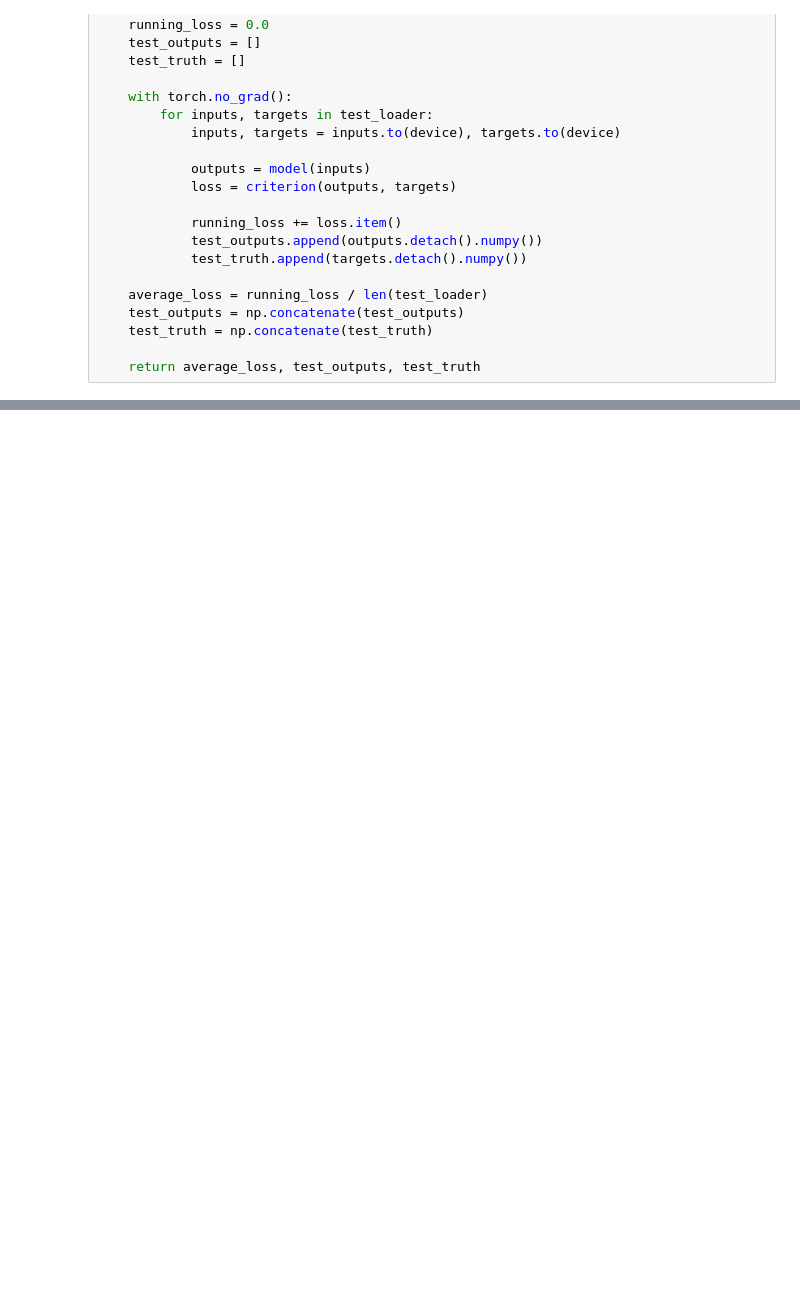
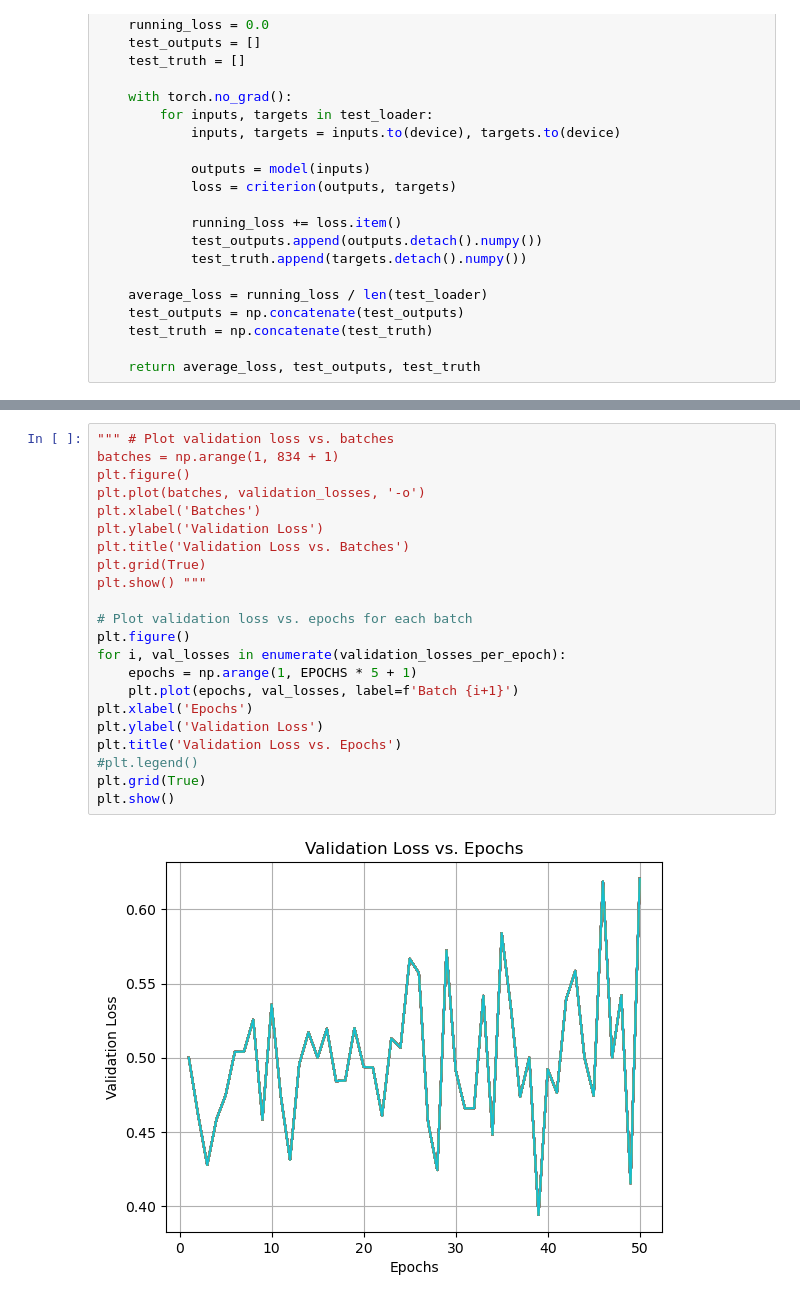
Before and after one commit to janMagnusHeimann/tum_ai_MIT_impact_project, a Jupyter notebook: main.ipynb, the cells around one changed output, grey strips where cells are left out. Drawn from its saved outputs; the diff is of its cells as text; blank space fills up the shorter version.

Commit message:
plots included

```diff
--- a/main.ipynb
+++ b/main.ipynb
@@ -157 +218,25 @@ print(f"Test Loss: {test_loss:.4f}")
+# %%
+""" # Plot validation loss vs. batches
+batches = np.arange(1, 834 + 1)
+plt.figure()
+plt.plot(batches, validation_losses, '-o')
+plt.xlabel('Batches')
+plt.ylabel('Validation Loss')
+plt.title('Validation Loss vs. Batches')
+plt.grid(True)
+plt.show() """
+
+# Plot validation loss vs. epochs for each batch
+plt.figure()
+for i, val_losses in enumerate(validation_losses_per_epoch):
+    epochs = np.arange(1, EPOCHS * 5 + 1)
+    plt.plot(epochs, val_losses, label=f'Batch {i+1}')
+plt.xlabel('Epochs')
+plt.ylabel('Validation Loss')
+plt.title('Validation Loss vs. Epochs')
+#plt.legend()
+plt.grid(True)
+plt.show()
+# %% [output]
+[figure, added]
 # %%
```
Also changed, not shown: parts of 3 cells of this notebook, 8 other files.
